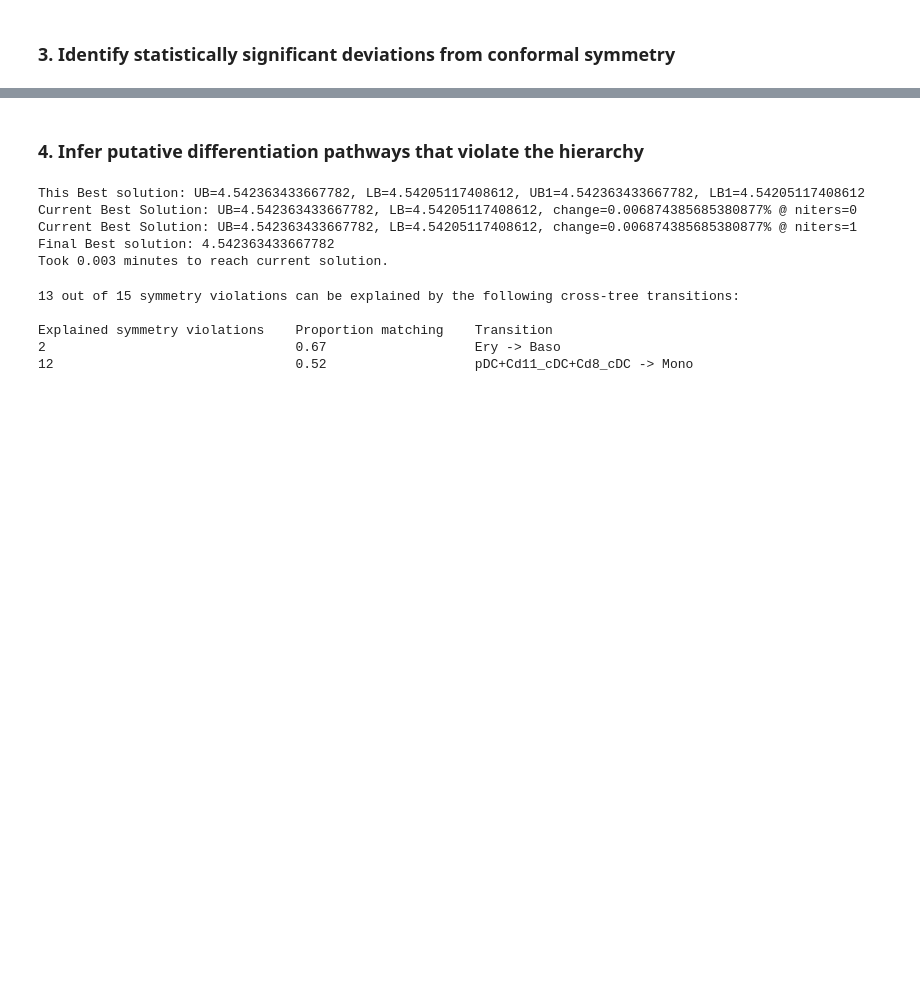
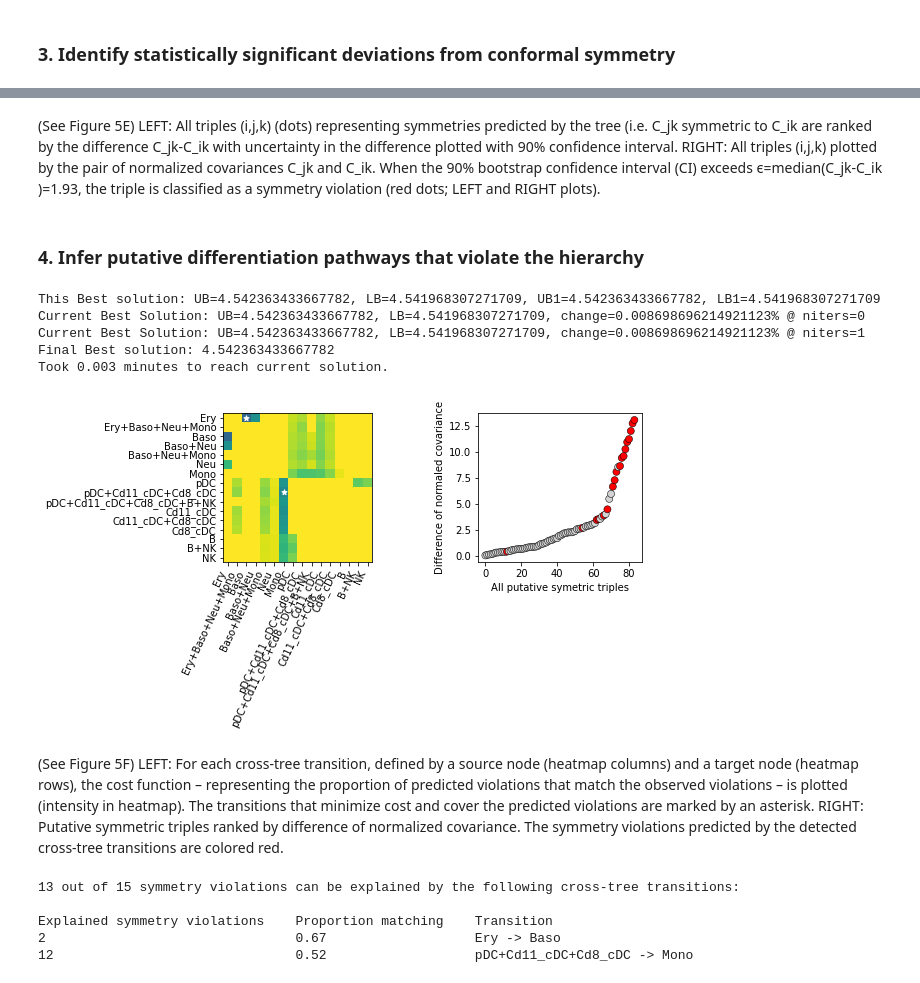
Before and after one commit to AllonKleinLab/CLiNC, a Jupyter notebook: clinc_python/example/clinc_pipeline.ipynb, the cells around one changed output, grey strips where cells are left out. Drawn from its saved outputs; the diff is of its cells as text; code cells hidden in the pictures; blank space fills up the shorter version.

Commit message:
added new transition detection

```diff
--- a/clinc_python/example/clinc_pipeline.ipynb
+++ b/clinc_python/example/clinc_pipeline.ipynb
@@ -77,13 +83,21 @@ Detected 15 instances of symmetry violation passing a threshold of 1.93950374580
+# %% [markdown]
+(See Figure 5E) LEFT: All triples (i,j,k) (dots) representing symmetries predicted by the tree (i.e. C_jk symmetric to C_ik are ranked by the difference C_jk-C_ik with uncertainty in the difference plotted with 90% confidence interval. RIGHT: All triples (i,j,k) plotted by the pair of normalized covariances C_jk and C_ik. When the 90% bootstrap confidence interval (CI) exceeds ϵ=median(C_jk-C_ik )=1.93, the triple is classified as a symmetry violation (red dots; LEFT and RIGHT plots).
 # %% [markdown]
 ### 4. Infer putative differentiation pathways that violate the hierarchy
 # %%
-final_transitions, num_violations_predicted, num_violations_explained, total_explained = cu.detect_cross_tree_transitions(parent_map, violations, barcode_counts.shape[1])
+final_transitions, num_violations_predicted, num_violations_explained, total_explained, all_transitions, all_costs, all_predicted = cu.detect_cross_tree_transitions(parent_map, violations, barcode_counts.shape[1])
 # %% [output]
-This Best solution: UB=4.542363433667782, LB=4.54205117408612, UB1=4.542363433667782, LB1=4.54205117408612
-Current Best Solution: UB=4.542363433667782, LB=4.54205117408612, change=0.006874385685380877% @ niters=0
-Current Best Solution: UB=4.542363433667782, LB=4.54205117408612, change=0.006874385685380877% @ niters=1
+This Best solution: UB=4.542363433667782, LB=4.541968307271709, UB1=4.542363433667782, LB1=4.541968307271709
+Current Best Solution: UB=4.542363433667782, LB=4.541968307271709, change=0.008698696214921123% @ niters=0
+Current Best Solution: UB=4.542363433667782, LB=4.541968307271709, change=0.008698696214921123% @ niters=1
 Final Best solution: 4.542363433667782
 Took 0.003 minutes to reach current solution.
+# %%
+cu.plot_cross_tree_transitions(output_directory, all_costs, all_predicted, all_transitions, final_transitions, parent_map, celltype_names, node_groups, *plot_data)
+# %% [output]
+[figure, added]
+# %% [markdown]
+(See Figure 5F) LEFT: For each cross-tree transition, defined by a source node (heatmap columns) and a target node (heatmap rows), the cost function – representing the proportion of predicted violations that match the observed violations – is plotted (intensity in heatmap). The transitions that minimize cost and cover the predicted violations are marked by an asterisk. RIGHT: Putative symmetric triples ranked by difference of normalized covariance. The symmetry violations predicted by the detected cross-tree transitions are colored red.
 # %%
 cu.print_cross_tree_transitions(final_transitions, num_violations_predicted, num_violations_explained, total_explained, len(violations), node_groups, celltype_names)
 # %% [output]
```
Also changed, not shown: parts of 7 cells of this notebook, 7 other files.
